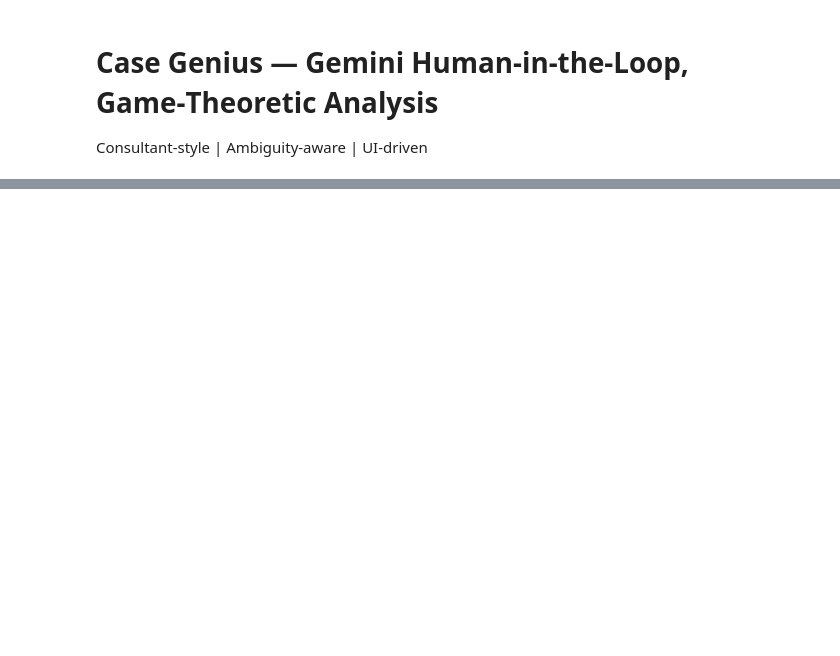
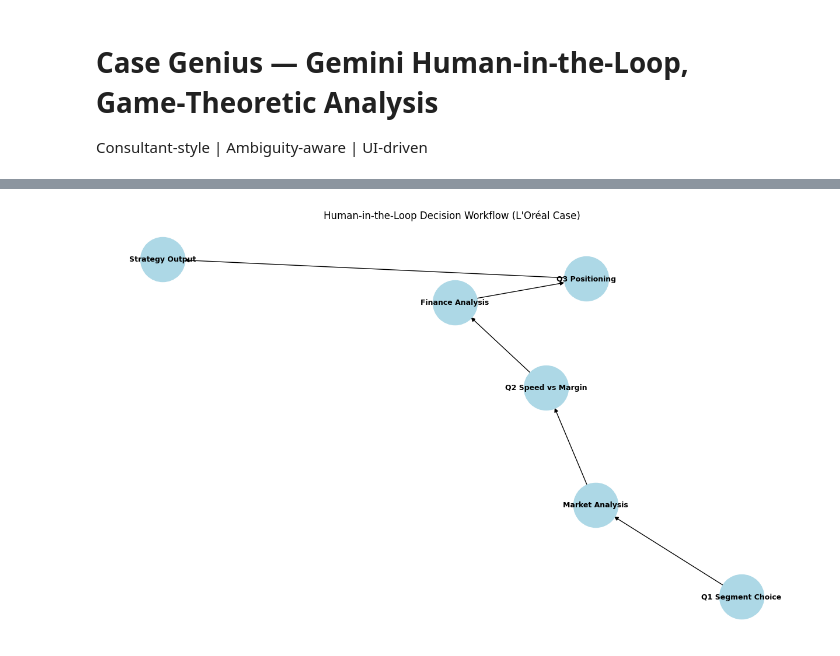
Before and after one commit to anjineyulutv/Llm-prototypes, a Jupyter notebook: case_genius_gemini_hard_dose.ipynb, the cells around one changed output, grey strips where cells are left out. Drawn from its saved outputs; the diff is of its cells as text; code cells hidden in the pictures; blank space fills up the shorter version.

```diff
--- a/case_genius_gemini_hard_dose.ipynb
+++ b/case_genius_gemini_hard_dose.ipynb
@@ -4,0 +455,77 @@ Consultant-style | Ambiguity-aware | UI-driven
+# %%
+# =========================
+# CELL 3: GRAPH + EXPORT
+# =========================
+
+import matplotlib.pyplot as plt
+import networkx as nx
+
+# -------------------------
+# BUILD GRAPH
+# -------------------------
+G = nx.DiGraph()
+
+nodes = [
+    "Q1 Segment Choice",
+    "Market Analysis",
+    "Q2 Speed vs Margin",
+    "Finance Analysis",
+    "Q3 Positioning",
+    "Strategy Output"
+]
+
+edges = [
+    ("Q1 Segment Choice", "Market Analysis"),
+    ("Market Analysis", "Q2 Speed vs Margin"),
+    ("Q2 Speed vs Margin", "Finance Analysis"),
+    ("Finance Analysis", "Q3 Positioning"),
+    ("Q3 Positioning", "Strategy Output")
+]
+
+G.add_nodes_from(nodes)
+G.add_edges_from(edges)
+
+# -------------------------
+# DRAW GRAPH
+# -------------------------
+plt.figure(figsize=(12, 7))
+pos = nx.spring_layout(G, seed=42)
+nx.draw(
+    G, pos,
+    with_labels=True,
+    node_size=3000,
+    node_color="lightblue",
+    font_size=9,
+    font_weight="bold"
+)
+plt.title("Human-in-the-Loop Decision Workflow (L'Oréal Case)")
+plt.show()
+
+# -------------------------
+# FINAL REPORT
+# -------------------------
+final_report = f"""
+CASE: {STATE['case']}
+
+DECISIONS:
+{json.dumps(STATE['decision_log'], indent=2)}
+
+MARKET:
+{STATE['outputs'].get('market')}
+
+FINANCE:
+{STATE['outputs'].get('finance')}
+
+STRATEGY:
+{STATE['outputs'].get('strategy')}
+"""
+
+with open("final_case_output.txt", "w") as f:
+    f.write(final_report)
+
+log("\n✅ FINAL REPORT GENERATED")
+log("📁 Files created:")
+log(f"- {LOG_FILE}")
+log("- final_case_output.txt")
+# %% [output]
+[figure, added]
```
Also changed, not shown: parts of 27 cells of this notebook.
